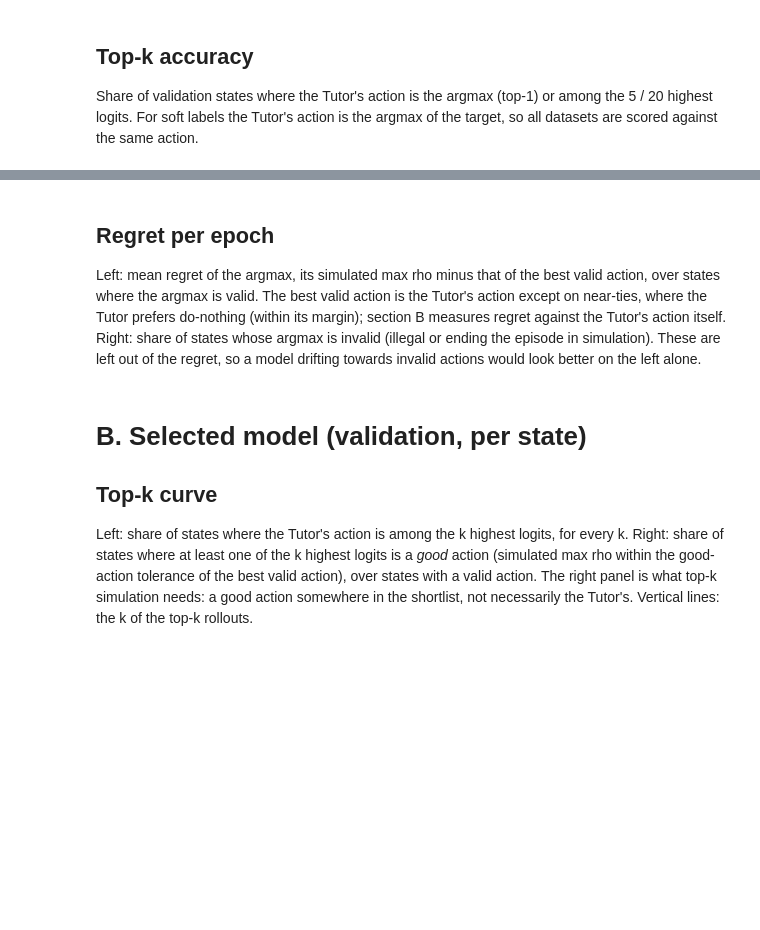
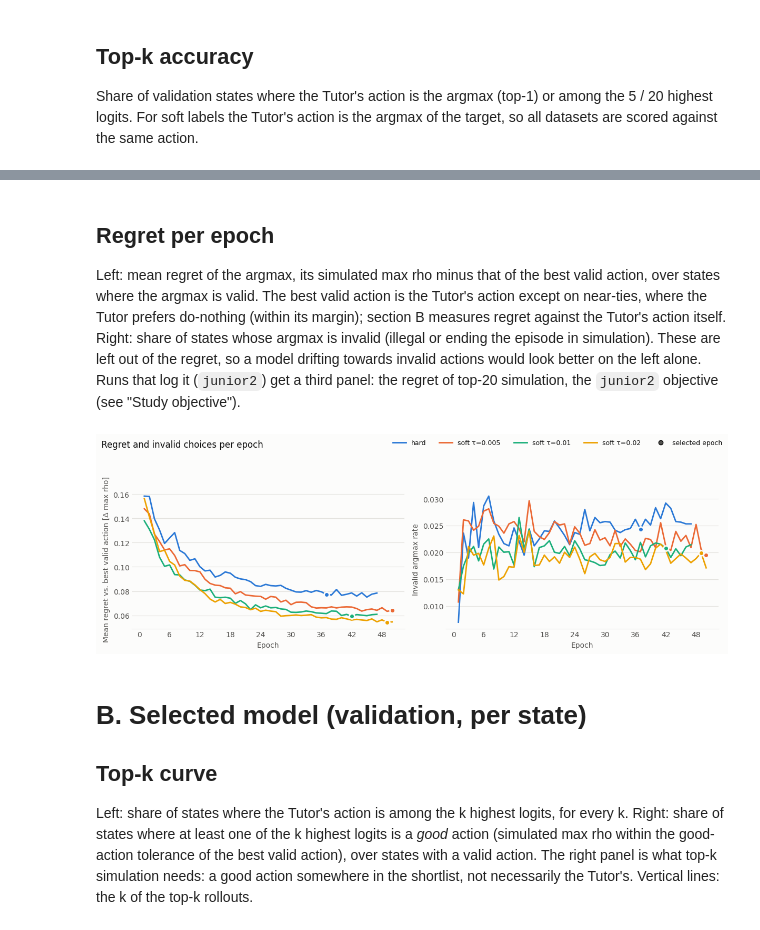
Before and after one commit to AdrianDegenkolb/NRI-for-explainable-RL-in-Power-Grids, a Jupyter notebook: experiments/junior_results.ipynb, the cells around one changed output, grey strips where cells are left out. Saved outputs shown, nothing was run; the diff lists cells and outputs as text; code cells hidden in the pictures; blank space fills up the shorter version.

```diff
--- a/experiments/junior_results.ipynb
+++ b/experiments/junior_results.ipynb
@@ -129,6 +191,7 @@ pd.DataFrame({
         "epoch cap": configs[label]["imitation"]["epochs"],
         "patience": configs[label]["imitation"]["patience"],
         "selected epoch": int(best[label]["epoch"]),
+        "selected by": MONITOR,
         "top-20 per epoch logged": "val_top20" in h,
         "val states": len(states[label]),
         "states without valid Tutor action": int((~states[label]["tutor_valid"]).sum()),
@@ -218,21 +294,26 @@ where the argmax is valid. The best valid action is the Tutor's action except on
 Tutor prefers do-nothing (within its margin); section B measures regret against the Tutor's action
 itself. Right: share of states whose argmax is invalid (illegal or ending the episode in simulation).
 These are left out of the regret, so a model drifting towards invalid actions would look better on the
-left alone.
+left alone. Runs that log it (`junior2`) get a third panel: the regret of top-20 simulation, the
+`junior2` objective (see "Study objective").
 # %%
-fig, (ax_regret, ax_invalid) = plt.subplots(1, 2, figsize=(12, 4.2), facecolor=SURFACE)
-for label, h in histories.items():
-    color, b = DATASET_COLORS[label], best[label]
-    for ax, column in ((ax_regret, "val_regret"), (ax_invalid, "val_invalid_rate")):
+panels = [("val_regret", "Mean regret vs. best valid action [Δ max rho]"), ("val_invalid_rate", "Invalid argmax rate")]
+if all("val_regret_top20" in h for h in histories.values()):
+    panels.append(("val_regret_top20", "Regret of top-20 simulation [Δ max rho]"))
+
+fig, axes = plt.subplots(1, len(panels), figsize=(6 * len(panels), 4.2), facecolor=SURFACE)
+for ax, (column, ylabel) in zip(axes, panels):
+    for label, h in histories.items():
+        color, b = DATASET_COLORS[label], best[label]
         ax.plot(h["epoch"], h[column], color=color, linewidth=2)
         ax.scatter([b["epoch"]], [b[column]], s=50, color=color, edgecolors=SURFACE, linewidths=2, zorder=3)
-ax_regret.set_ylabel("Mean regret vs. best valid action [Δ max rho]", color=INK_MUTED)
-ax_invalid.set_ylabel("Invalid argmax rate", color=INK_MUTED)
-for ax in (ax_regret, ax_invalid):
+    ax.set_ylabel(ylabel, color=INK_MUTED)
     ax.set_xlabel("Epoch", color=INK_MUTED)
     ax.xaxis.set_major_locator(MaxNLocator(integer=True))
     style(ax)
 finish(fig, "Regret and invalid choices per epoch", dataset_handles(BEST_HANDLE), "regret_per_epoch")
+# %% [output]
+[figure, added]
 # %% [markdown]
 # B. Selected model (validation, per state)
 
```
Also changed, not shown: parts of 23 cells of this notebook.
